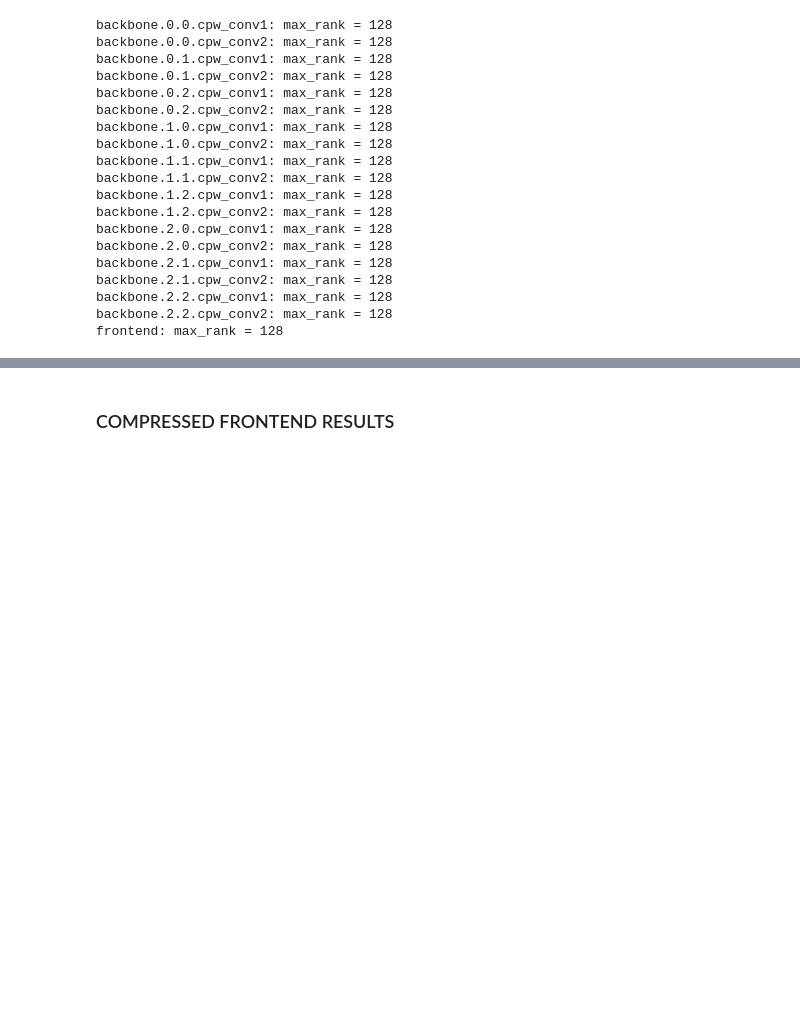
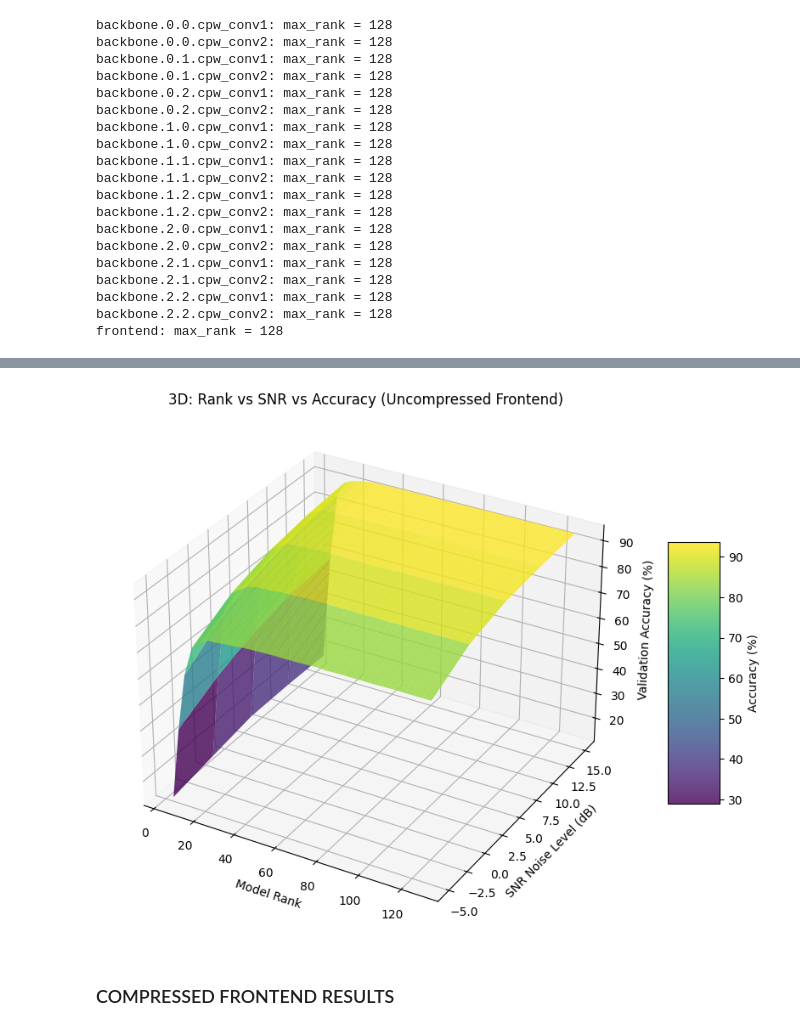
Before and after one commit to c-wejendorp/thesis, a Jupyter notebook: notebooks/week_10/train_keyword_model.ipynb, the cells around one changed output, grey strips where cells are left out. Drawn from its saved outputs; the diff is of its cells as text; code cells hidden in the pictures; blank space fills up the shorter version.

Commit message:
3 plotting work in progress

```diff
--- a/notebooks/week_10/train_keyword_model.ipynb
+++ b/notebooks/week_10/train_keyword_model.ipynb
@@ -303,8 +305,10 @@ if not SKIP_TRAINING:
     np.save(history_path, history)
 
 else:
-    model.load_state_dict(torch.load(best_model_path, map_location=device))
-    history = np.load("keyword_spotting_training_history.npy", allow_pickle=True).item()
+    trained_model_path = "3_stacks_keyword_spotting_best_val_acc.pth"
+    trained_model_history_path = "3_stacks_keyword_spotting_training_history.npy"
+    model.load_state_dict(torch.load(trained_model_path, map_location=device))
+    history = np.load(trained_model_history_path, allow_pickle=True).item()
 # %%
 import matplotlib.pyplot as plt
 import math
@@ -380,8 +384,6 @@ plot_history_with_snr_avg(history, main_val_snr=MAIN_VAL_SNR,
 # %% [output]
 [figure]
 # %%
-# load the model
-model.load_state_dict(torch.load("keyword_spotting_best_val_acc.pth"))
 # do a validation pass to see final performance
 final_val_results = validate_model(
     model,
@@ -416,6 +418,7 @@ def evaluate_rank_sweep(
     criterion,
     device,
     max_rank,
+    snr_values,
     step=4,
     compress_frontend=False,
     verbose=True,
@@ -426,17 +429,18 @@ def evaluate_rank_sweep(
     Args:
         model (nn.Module): Your model containing CPC_Conv1d layers.
         compressible_layers (list[tuple[str, nn.Module]]): (name, layer) pairs of CPC_Conv1d layers.
-        validate_fn (callable): Validation function (model, val_loader, criterion, device) -> (val_loss, val_acc)
+        validate_fn (callable): Validation function (model, val_loader, criterion, device, snr_values, verbose) -> dict
         val_loader (DataLoader): Validation dataloader.
         criterion (nn.Module): Loss function.
         device (torch.device): Torch device.
         max_rank (int): Maximum rank (usually = in_channels = out_channels).
+        snr_values (list): List of SNR values to evaluate.
         step (int, optional): Step size for the rank sweep. Default = 4.
         compress_frontend (bool, optional): If False, skip compressing the "frontend" layer.
         verbose (bool, optional): Print progress messages.
 
     Returns:
-        list[tuple[int, float]]: List of (target_rank, val_acc) results.
+        list[tuple[int, dict]]: List of (target_rank, per_noise_results) results.
     """
     val_acc_results = []
 
@@ -448,13 +452,16 @@ def evaluate_rank_sweep(
             layer.activate_low_rank(rank=target_rank)
 
         # --- Validate ---
-        val_loss, val_acc, per_noise = validate_fn(model, val_loader, criterion, device, verbose=False)
+        # validate_fn is expected to be validate_model which returns a dict {snr: {acc, loss}}
+        per_noise = validate_fn(model, val_loader, criterion, device, snr_values=snr_values, verbose=False)
         val_acc_results.append((target_rank, per_noise))
 
         if verbose:
-            print(f"[Rank {target_rank:>3}] Val Acc: {val_acc:.3f}")
-            for np, v in per_noise.items():
-                print(f"  noise={np:>6}: acc={v['acc']:.2f}%  loss={v['loss']:.4f}")
+            # Compute average accuracy for printing
+            avg_acc = sum(d['acc'] for d in per_noise.values()) / len(per_noise) if per_noise else 0.0
+            print(f"[Rank {target_rank:>3}] Val Acc (Avg): {avg_acc:.3f}%")
+            for np_val, v in per_noise.items():
+                print(f"  noise={str(np_val):>6}: acc={v['acc']:.2f}%  loss={v['loss']:.4f}")
 
     return val_acc_results
 # %%
@@ -585,11 +667,12 @@ results = {}
 results["val_acc_results"] = evaluate_rank_sweep(
     model=model,
     compressible_layers=compressible_layers,
-    validate_fn=validate_model_per_noise,
+    validate_fn=validate_model,
     val_loader=val_loader,
     criterion=criterion,
     device=device,
     max_rank=128, #128
+    snr_values=VAL_SNR_VALUES,
     step=4,
     compress_frontend=False,
     verbose=True
@@ -606,3 +775,10 @@ plot_rank_vs_accuracy_by_noise(
+# %%
+plot_rank_vs_snr_vs_accuracy_3d(
+    results=results["val_acc_results"],
+    title="3D: Rank vs SNR vs Accuracy (Uncompressed Frontend)"
+)
+# %% [output]
+[figure, added]
 # %% [markdown]
 ### COMPRESSED FRONTEND RESULTS
 # %%
```
Also changed, not shown: parts of 7 cells of this notebook, 3 other files.
